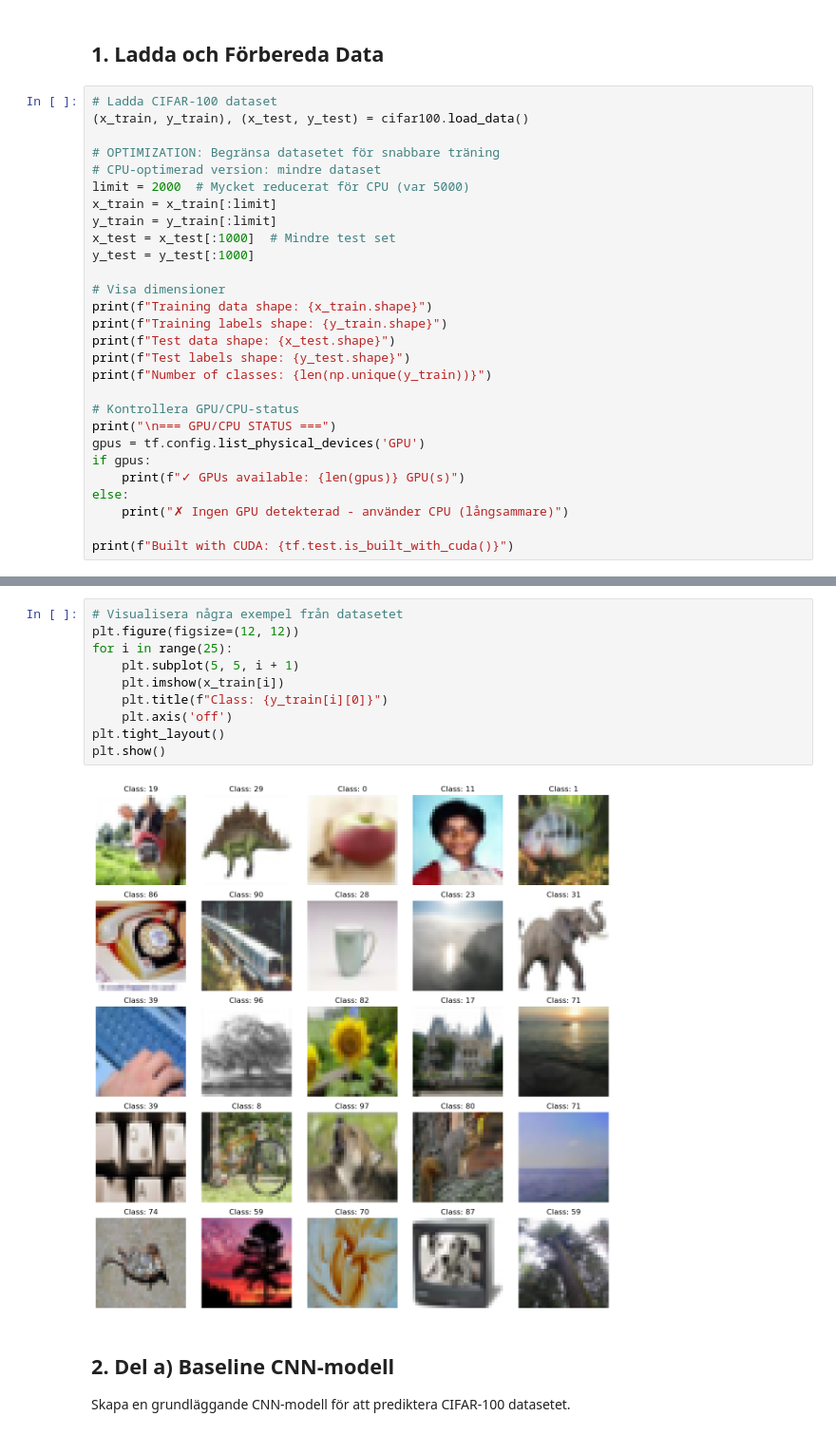
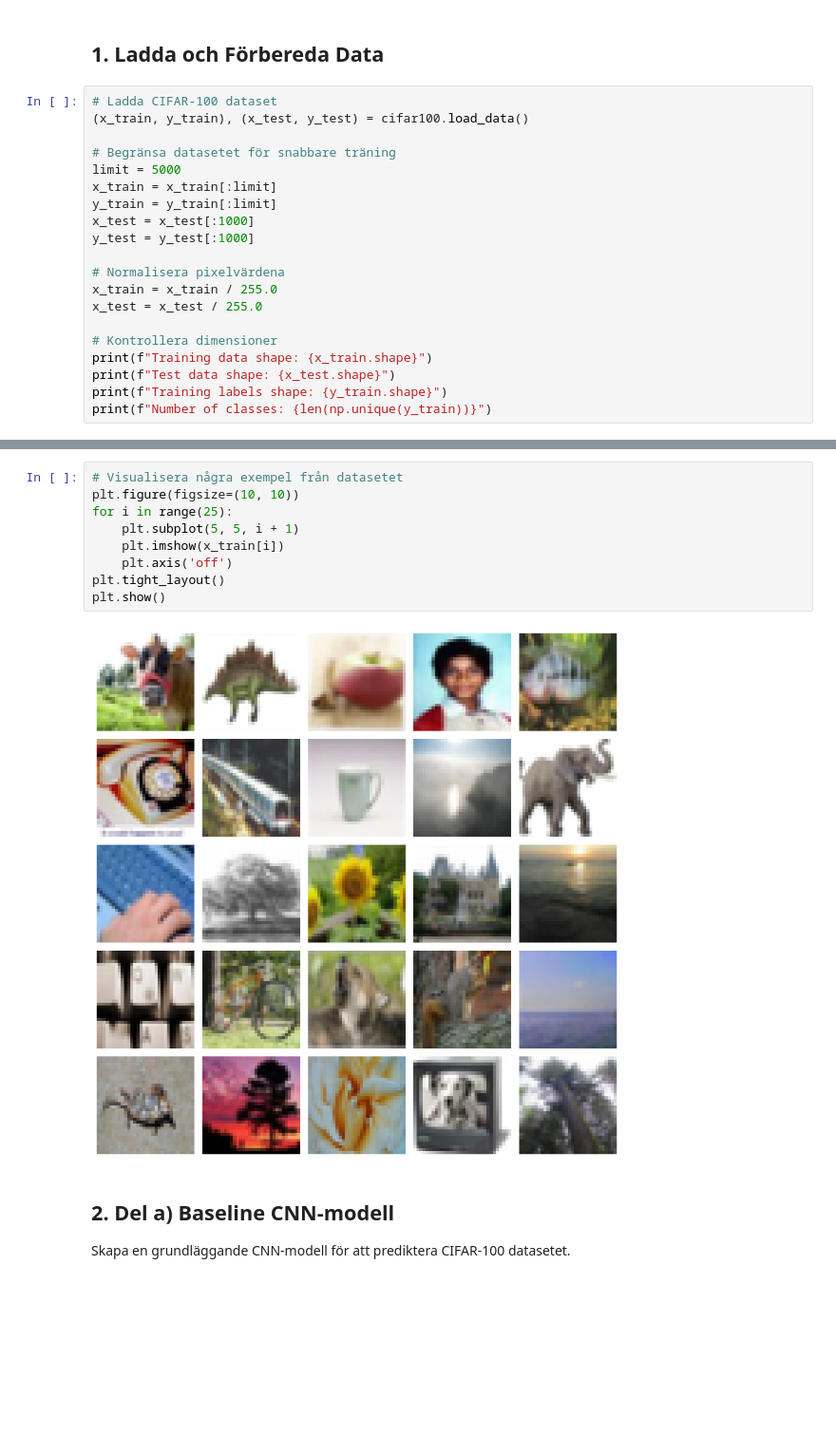
Before and after one commit to ManaInfectedRP/Skola-januari-2026, a Jupyter notebook: Kaptil8Uppgift8.ipynb, the cells around one changed output, grey strips where cells are left out. Shown at 95% size. Saved outputs shown, nothing was run; the diff lists cells and outputs as text; blank space fills up the shorter version.

```diff
--- a/Kaptil8Uppgift8.ipynb
+++ b/Kaptil8Uppgift8.ipynb
@@ -22,28 +67,20 @@ NameError: name 'os' is not defined
 # Ladda CIFAR-100 dataset
 (x_train, y_train), (x_test, y_test) = cifar100.load_data()
 
-# OPTIMIZATION: Begränsa datasetet för snabbare träning
-# CPU-optimerad version: mindre dataset
-limit = 2000  # Mycket reducerat för CPU (var 5000)
+# Begränsa datasetet för snabbare träning
+limit = 5000
 x_train = x_train[:limit]
 y_train = y_train[:limit]
-x_test = x_test[:1000]  # Mindre test set
+x_test = x_test[:1000]
 y_test = y_test[:1000]
 
-# Visa dimensioner
+# Normalisera pixelvärdena
+x_train = x_train / 255.0
+x_test = x_test / 255.0
+
+# Kontrollera dimensioner
 print(f"Training data shape: {x_train.shape}")
+print(f"Test data shape: {x_test.shape}")
 print(f"Training labels shape: {y_train.shape}")
-print(f"Test data shape: {x_test.shape}")
-print(f"Test labels shape: {y_test.shape}")
 print(f"Number of classes: {len(np.unique(y_train))}")
-
-# Kontrollera GPU/CPU-status
-print("\n=== GPU/CPU STATUS ===")
-gpus = tf.config.list_physical_devices('GPU')
-if gpus:
-    print(f"✓ GPUs available: {len(gpus)} GPU(s)")
-else:
-    print("✗ Ingen GPU detekterad - använder CPU (långsammare)")
-
-print(f"Built with CUDA: {tf.test.is_built_with_cuda()}")
 # %% [output]
@@ -74,15 +101,14 @@ One-hot encoded labels shape: (5000, 100)
 # %%
 # Visualisera några exempel från datasetet
-plt.figure(figsize=(12, 12))
+plt.figure(figsize=(10, 10))
 for i in range(25):
     plt.subplot(5, 5, i + 1)
     plt.imshow(x_train[i])
-    plt.title(f"Class: {y_train[i][0]}")
     plt.axis('off')
 plt.tight_layout()
 plt.show()
 # %% [output]
-[figure, old version]
+[figure, new version]
 # %% [markdown]
 ## 2. Del a) Baseline CNN-modell
 
```
Also changed, not shown: parts of 20 cells of this notebook, 15 other files.
